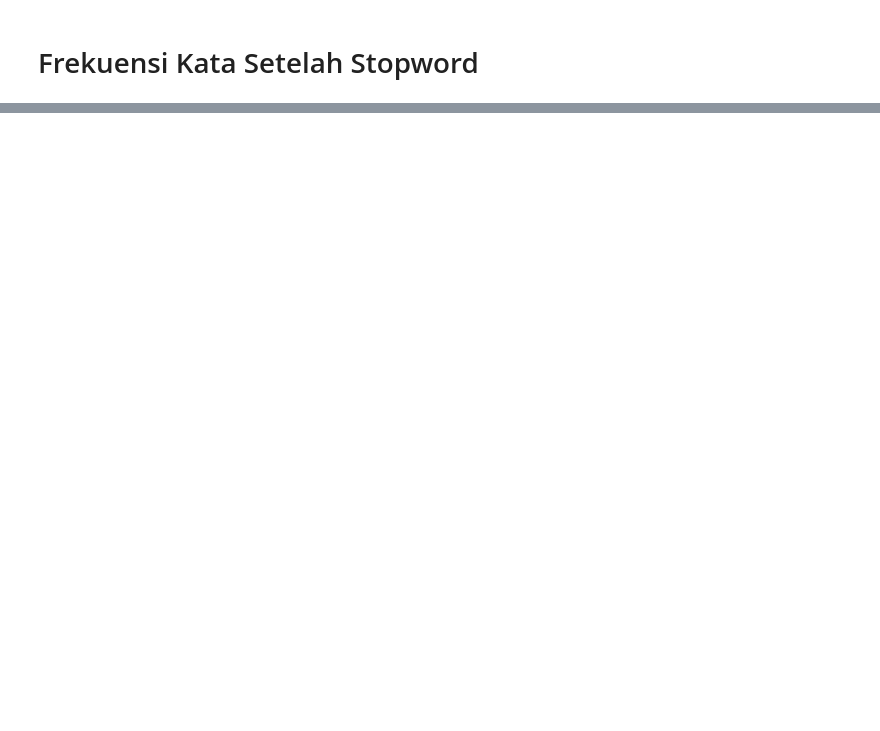
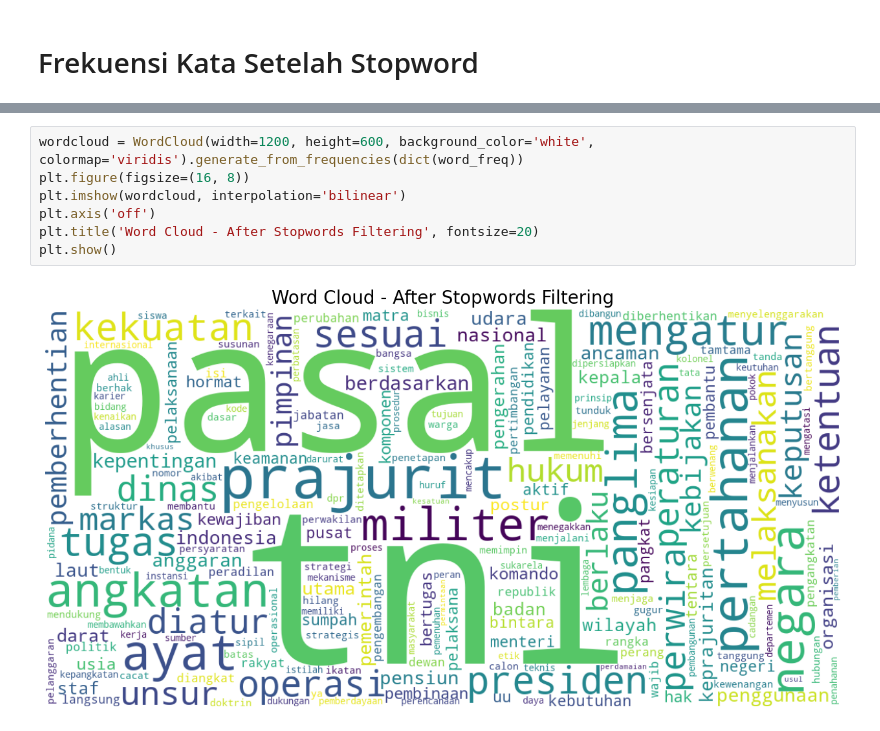
Before and after one commit to vannndar/chatbot-uu-tni, a Jupyter notebook: notebooks/exploratory-data-analysis-lawbot-dataset.ipynb, the cells around one changed output, grey strips where cells are left out. Drawn from its saved outputs; the diff is of its cells as text; blank space fills up the shorter version.

```diff
--- a/notebooks/exploratory-data-analysis-lawbot-dataset.ipynb
+++ b/notebooks/exploratory-data-analysis-lawbot-dataset.ipynb
@@ -171,0 +175,9 @@ plt.show()
+# %%
+wordcloud = WordCloud(width=1200, height=600, background_color='white', colormap='viridis').generate_from_frequencies(dict(word_freq))
+plt.figure(figsize=(16, 8))
+plt.imshow(wordcloud, interpolation='bilinear')
+plt.axis('off')
+plt.title('Word Cloud - After Stopwords Filtering', fontsize=20)
+plt.show()
+# %% [output]
+[figure, added]
```
Also changed, not shown: parts of 5 cells of this notebook, 4 other files.
